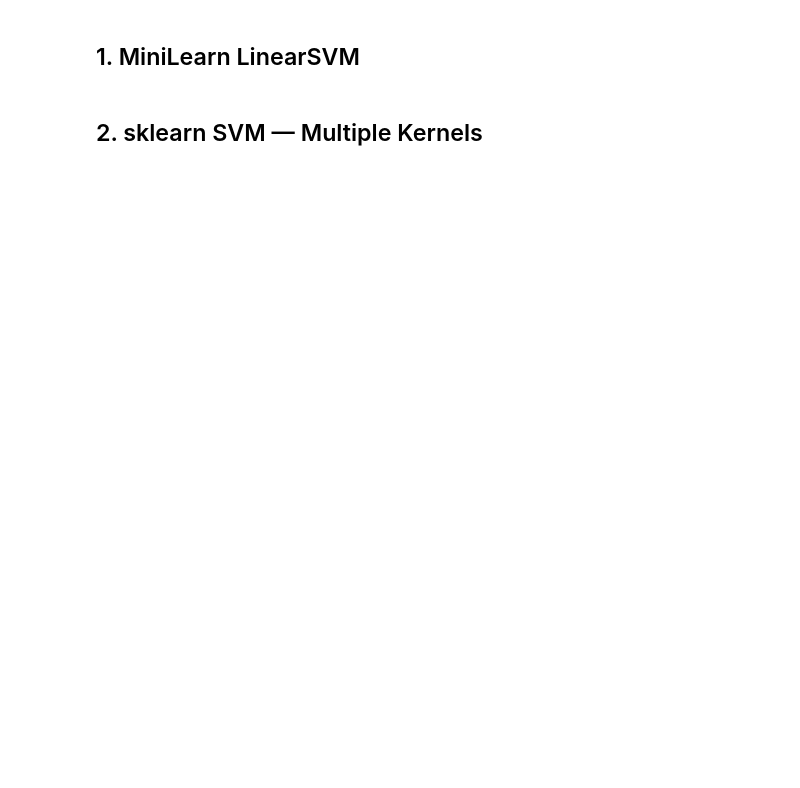
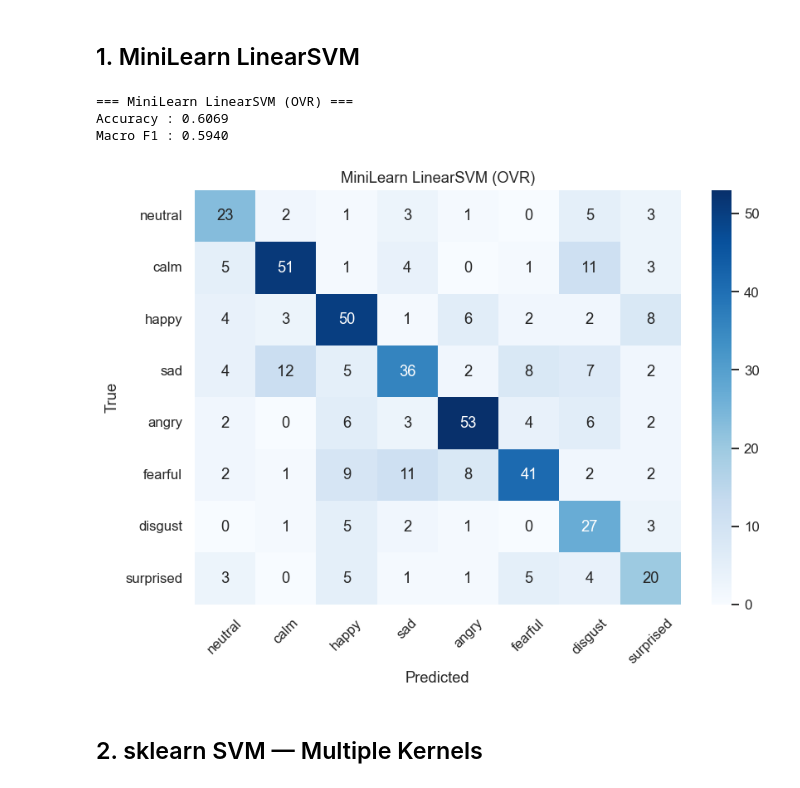
Before and after one commit to micahg1/Project_CSE432-532, a Jupyter notebook: SER_Project/notebooks/week8- svm.ipynb, the cells around one changed output. Drawn from its saved outputs; the diff is of its cells as text; code cells hidden in the pictures; blank space fills up the shorter version.

```diff
--- a/SER_Project/notebooks/week8- svm.ipynb
+++ b/SER_Project/notebooks/week8- svm.ipynb
@@ -32,2 +66,55 @@ from sklearn.metrics import RocCurveDisplay
+# %%
+# LinearSVM is binary, so we wrap it with One-vs-Rest for 8-class SER.
+class OVRLinearSVM:
+    """One-vs-Rest wrapper around MiniLearn LinearSVM."""
+
+    def __init__(self, C=1.0, lr=0.001, n_iter=1000):
+        self.C = C; self.lr = lr; self.n_iter = n_iter
+        self.classifiers_ = []; self.classes_ = None
+
+    def fit(self, X, y):
+        self.classes_ = np.unique(y)
+        self.classifiers_ = []
+        for c in self.classes_:
+            y_bin = np.where(y == c, 1, 0)   # positive: class c, negative: rest
+            clf = LinearSVM(C=self.C, lr=self.lr, n_iter=self.n_iter)
+            clf.fit(X, y_bin)
+            self.classifiers_.append(clf)
+        return self
+
+    def decision_scores(self, X):
+        """Raw margin scores, shape (n_samples, n_classes)."""
+        X = np.asarray(X, dtype=float)
+        return np.column_stack([
+            X @ clf.weights_ + clf.bias_ for clf in self.classifiers_
+        ])
+
+    def predict(self, X):
+        return self.classes_[np.argmax(self.decision_scores(X), axis=1)]
+
+    def score(self, X, y):
+        return np.mean(self.predict(X) == np.asarray(y))
+
+
+# ── Fit and evaluate ─────────────────────────────────────────────────────────
+ovr_svm = OVRLinearSVM(C=1.0, lr=0.001, n_iter=500)
+ovr_svm.fit(X_train, y_train)
+y_pred_ml_svm = ovr_svm.predict(X_test)
+
+print('=== MiniLearn LinearSVM (OVR) ===')
+print(f'Accuracy : {accuracy(y_test, y_pred_ml_svm):.4f}')
+print(f'Macro F1 : {f1_score(y_test, y_pred_ml_svm, average="macro"):.4f}')
+
+fig, ax = plt.subplots(figsize=(8, 6))
+plot_confusion(confusion_matrix(y_test, y_pred_ml_svm),
+               'MiniLearn LinearSVM (OVR)', ax, emotion_labels)
+plt.tight_layout()
+plt.savefig(os.path.join(OUTPUT_DIR, 'cm_minilearn_svm.png'), bbox_inches='tight')
+plt.show()
+# %% [output]
+=== MiniLearn LinearSVM (OVR) ===
+Accuracy : 0.6069
+Macro F1 : 0.5940
+[figure, added]
 # %% [markdown]
 ## 2. sklearn SVM — Multiple Kernels
```
Also changed, not shown: parts of 9 cells of this notebook, 6 other files.
